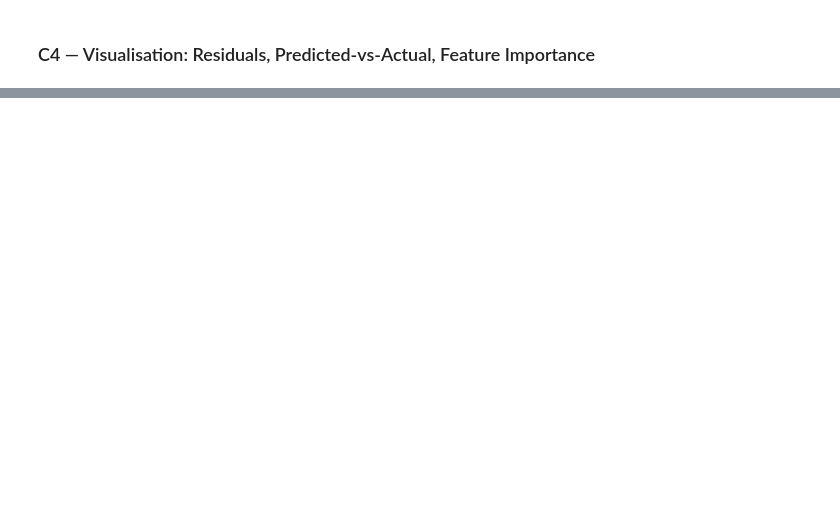
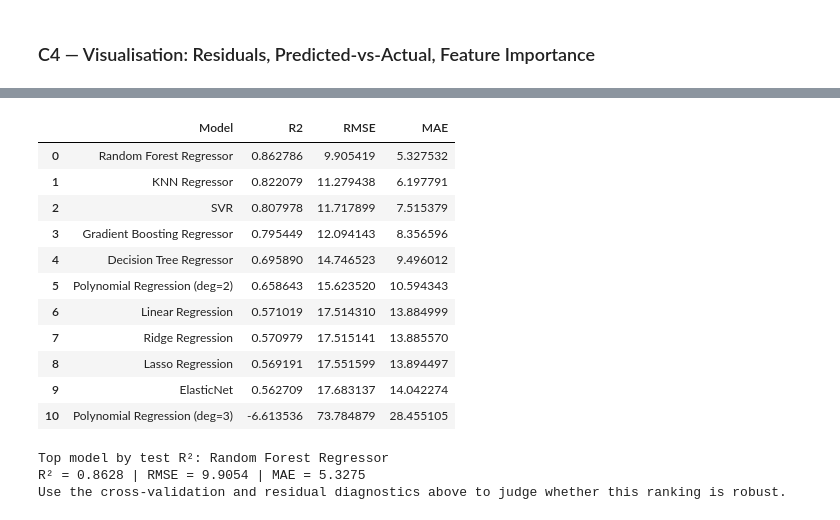
Before and after one commit to VedantVemula/Machine_Learning_capstone_obesityDataset, a Jupyter notebook: regression.ipynb, the cells around one changed output, grey strips where cells are left out. Saved outputs shown, nothing was run; the diff lists cells and outputs as text; code cells hidden in the pictures; blank space fills up the shorter version.

```diff
--- a/regression.ipynb
+++ b/regression.ipynb
@@ -501,0 +718,23 @@ plt.show()
+# %%
+final_results = pd.DataFrame(results).sort_values('R2', ascending=False).reset_index(drop=True)
+display(final_results)
+best_row = final_results.iloc[0]
+print(f"Top model by test R²: {best_row['Model']}")
+print(f"R² = {best_row['R2']:.4f} | RMSE = {best_row['RMSE']:.4f} | MAE = {best_row['MAE']:.4f}")
+print('Use the cross-validation and residual diagnostics above to judge whether this ranking is robust.')
+# %% [output]
+|  | Model | R2 | RMSE | MAE |
+| 0 | Random Forest Regressor | 0.862786 | 9.905419 | 5.327532 |
+| 1 | KNN Regressor | 0.822079 | 11.279438 | 6.197791 |
+| 2 | SVR | 0.807978 | 11.717899 | 7.515379 |
+| 3 | Gradient Boosting Regressor | 0.795449 | 12.094143 | 8.356596 |
+| 4 | Decision Tree Regressor | 0.695890 | 14.746523 | 9.496012 |
+| 5 | Polynomial Regression (deg=2) | 0.658643 | 15.623520 | 10.594343 |
+| 6 | Linear Regression | 0.571019 | 17.514310 | 13.884999 |
+| 7 | Ridge Regression | 0.570979 | 17.515141 | 13.885570 |
+| 8 | Lasso Regression | 0.569191 | 17.551599 | 13.894497 |
+| 9 | ElasticNet | 0.562709 | 17.683137 | 14.042274 |
+| 10 | Polynomial Regression (deg=3) | -6.613536 | 73.784879 | 28.455105 |
+Top model by test R²: Random Forest Regressor
+R² = 0.8628 | RMSE = 9.9054 | MAE = 5.3275
+Use the cross-validation and residual diagnostics above to judge whether this ranking is robust.
```
Also changed, not shown: parts of 66 cells of this notebook, 2 other files.
